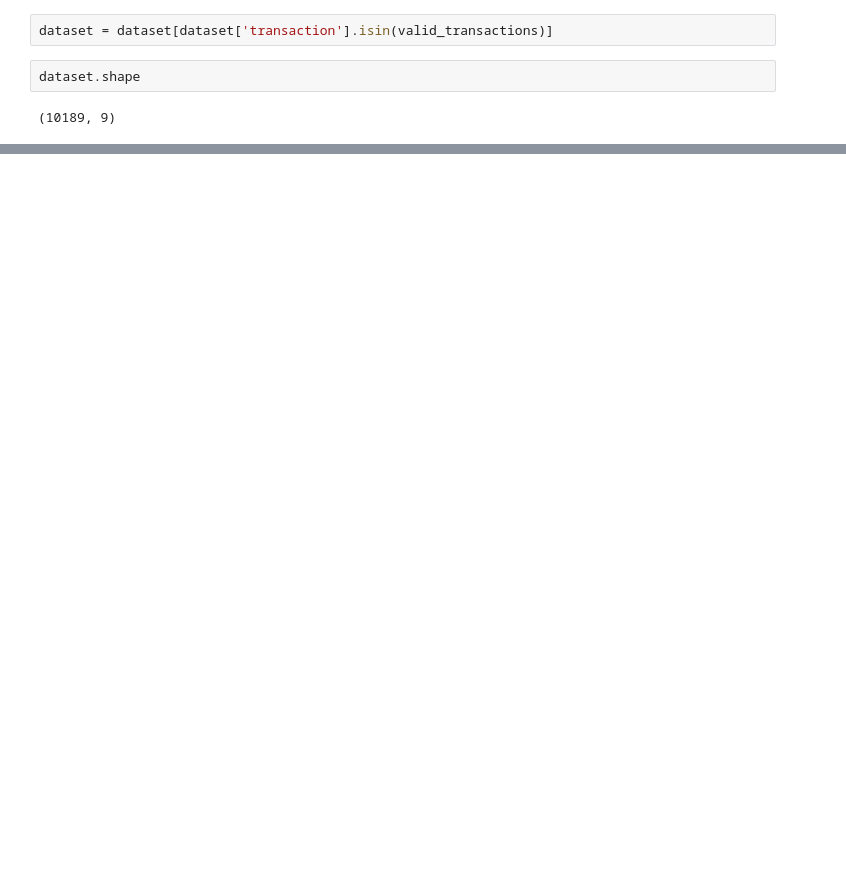
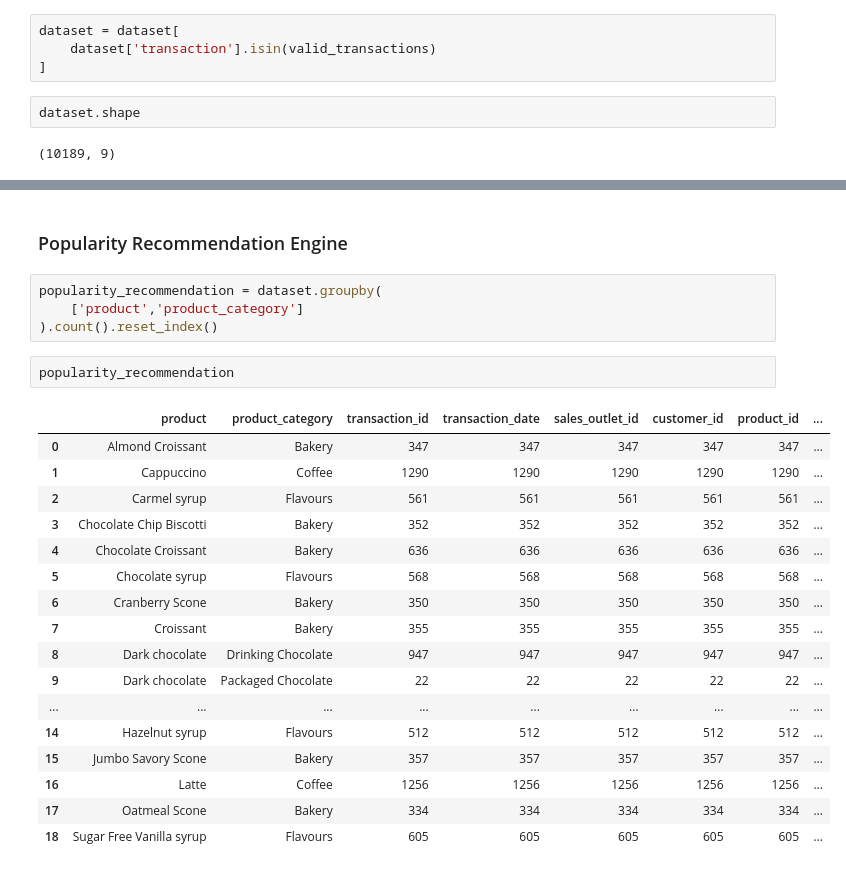
Before and after one commit to jrhe123/coffee-appetit, a Jupyter notebook: python_code/recommendation_engine_training.ipynb, the cells around one changed output, grey strips where cells are left out. Cells and saved outputs as stored; diff of their text form; blank space fills up the shorter version.

Commit message:
apriori recommendation

```diff
--- a/python_code/recommendation_engine_training.ipynb
+++ b/python_code/recommendation_engine_training.ipynb
@@ -151,5 +145,7 @@ valid_transactions
 # %%
-dataset = dataset[dataset['transaction'].isin(valid_transactions)]
+dataset = dataset[
+    dataset['transaction'].isin(valid_transactions)
+]
 # %%
 dataset.shape
 # %% [output]
@@ -156,0 +197,26 @@ dataset.shape
+# %% [markdown]
+### Popularity Recommendation Engine
+# %%
+popularity_recommendation = dataset.groupby(
+    ['product','product_category']
+).count().reset_index()
+# %%
+popularity_recommendation
+# %% [output]
+|  | product | product_category | transaction_id | transaction_date | sales_outlet_id | customer_id | product_id | ... |
+| 0 | Almond Croissant | Bakery | 347 | 347 | 347 | 347 | 347 | ... |
+| 1 | Cappuccino | Coffee | 1290 | 1290 | 1290 | 1290 | 1290 | ... |
+| 2 | Carmel syrup | Flavours | 561 | 561 | 561 | 561 | 561 | ... |
+| 3 | Chocolate Chip Biscotti | Bakery | 352 | 352 | 352 | 352 | 352 | ... |
+| 4 | Chocolate Croissant | Bakery | 636 | 636 | 636 | 636 | 636 | ... |
+| 5 | Chocolate syrup | Flavours | 568 | 568 | 568 | 568 | 568 | ... |
+| 6 | Cranberry Scone | Bakery | 350 | 350 | 350 | 350 | 350 | ... |
+| 7 | Croissant | Bakery | 355 | 355 | 355 | 355 | 355 | ... |
+| 8 | Dark chocolate | Drinking Chocolate | 947 | 947 | 947 | 947 | 947 | ... |
+| 9 | Dark chocolate | Packaged Chocolate | 22 | 22 | 22 | 22 | 22 | ... |
+| ... | ... | ... | ... | ... | ... | ... | ... | ... |
+| 14 | Hazelnut syrup | Flavours | 512 | 512 | 512 | 512 | 512 | ... |
+| 15 | Jumbo Savory Scone | Bakery | 357 | 357 | 357 | 357 | 357 | ... |
+| 16 | Latte | Coffee | 1256 | 1256 | 1256 | 1256 | 1256 | ... |
+| 17 | Oatmeal Scone | Bakery | 334 | 334 | 334 | 334 | 334 | ... |
+| 18 | Sugar Free Vanilla syrup | Flavours | 605 | 605 | 605 | 605 | 605 | ... |
```
Also changed, not shown: parts of 20 cells of this notebook, 3 other files.
